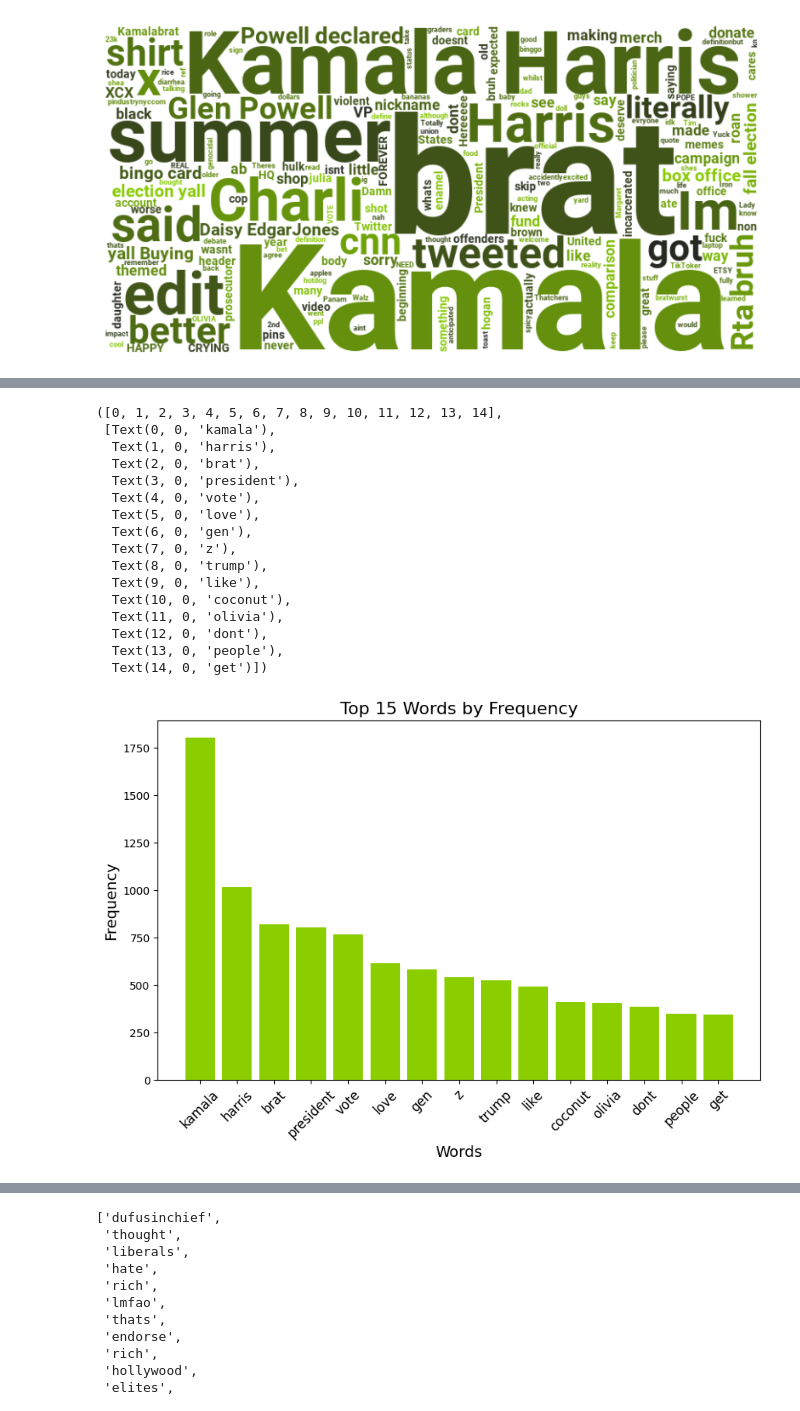
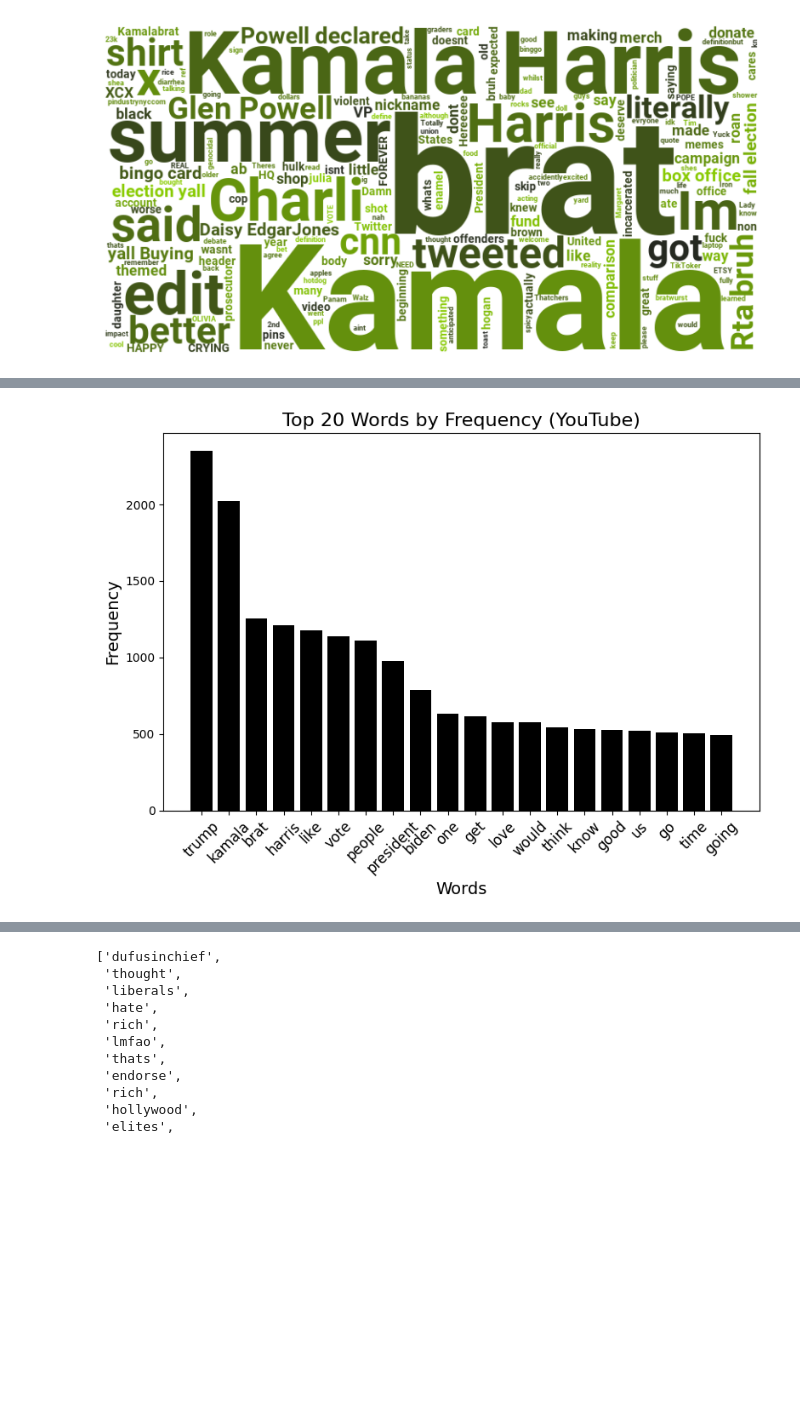
Before and after one commit to pouvoirdasha/sociology_scrapping, a Jupyter notebook: notebooks_stats_finetuning/decriptive_stats_dasha.ipynb, the cells around one changed output, grey strips where cells are left out. Saved outputs shown, nothing was run; the diff lists cells and outputs as text; code cells hidden in the pictures; blank space fills up the shorter version.

Commit message:
added graphs for proportions of words

```diff
--- a/notebooks_stats_finetuning/decriptive_stats_dasha.ipynb
+++ b/notebooks_stats_finetuning/decriptive_stats_dasha.ipynb
@@ -901,47 +944,33 @@ plt.axis('off')
 # %%
-#For tiktok
 
-token_tk = word_tokenize(all_comments_cleaned)
-token_tk
+token_yt = word_tokenize(all_comments_cleaned_yt)
+token_yt
 
-stop_words_tk= stop_words.copy()
-stop_words_tk.add('im')
+stop_words_yt = stop_words.copy()
+stop_words_yt.add('dont')
 
-filtered_words_tk = [word for word in token_tk if word.lower() not in stop_words_tk]
+filtered_words_yt = [word for word in token_yt if word.lower() not in stop_words]
 
 # Calculate word frequencies
-word_freq = FreqDist(filtered_words_tk)
+word_freq = FreqDist(filtered_words_yt)
 
 # Get the 15 most common words
-top_words = word_freq.most_common(15)
+top_words = word_freq.most_common(20)
 
 # Extract words and counts for plotting
 words, counts = zip(*top_words)
 
 # Plot the frequency of the top 15 words
-plt.figure(figsize=(10, 6))
-plt.bar(words, counts, color=base_color)
-plt.title("Top 15 Words by Frequency", fontsize=16)
+plt.figure(figsize=(8, 6))
+plt.bar(words, counts, color='black')
+plt.title("Top 20 Words by Frequency (YouTube)", fontsize=16)
 plt.xlabel("Words", fontsize=14)
 plt.ylabel("Frequency", fontsize=14)
 plt.xticks(rotation=45, fontsize=12)
+
+plt.tight_layout()
+plt.savefig('../viz/word_freq_yt.png',bbox_inches='tight', transparent=True, dpi=300)
 # %% [output]
-([0, 1, 2, 3, 4, 5, 6, 7, 8, 9, 10, 11, 12, 13, 14],
- [Text(0, 0, 'kamala'),
-  Text(1, 0, 'harris'),
-  Text(2, 0, 'brat'),
-  Text(3, 0, 'president'),
-  Text(4, 0, 'vote'),
-  Text(5, 0, 'love'),
-  Text(6, 0, 'gen'),
-  Text(7, 0, 'z'),
-  Text(8, 0, 'trump'),
-  Text(9, 0, 'like'),
-  Text(10, 0, 'coconut'),
-  Text(11, 0, 'olivia'),
-  Text(12, 0, 'dont'),
-  Text(13, 0, 'people'),
-  Text(14, 0, 'get')])
-[figure, old version]
+[figure, new version]
 # %%
 
```
Also changed, not shown: parts of 8 cells of this notebook.
